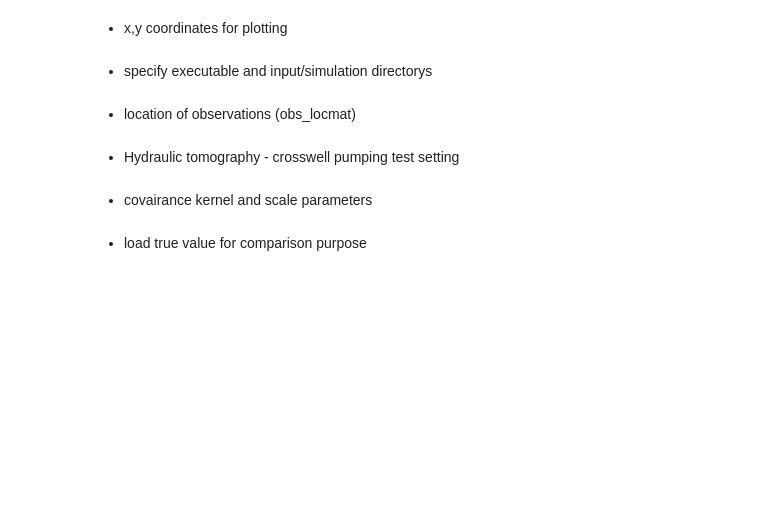
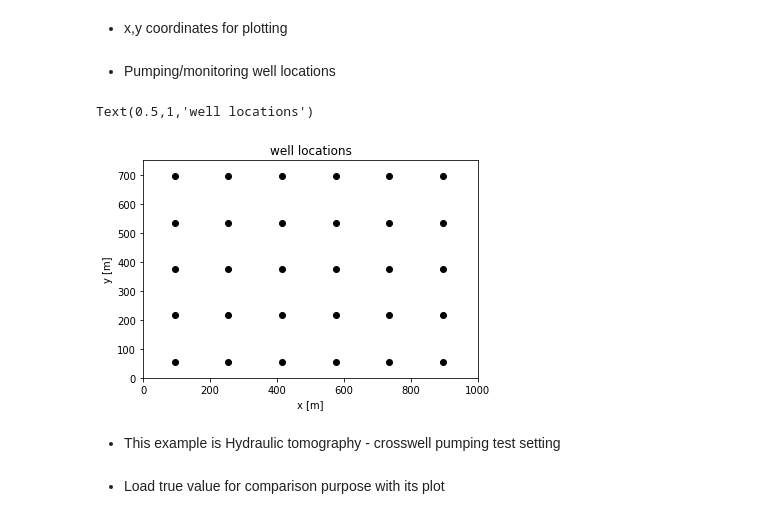
Before and after one commit to jonghyunharrylee/pyPCGA, a Jupyter notebook: examples/modflow_flopy/inversion_modflow.ipynb, the cells around one changed output. Cells and saved outputs as stored; diff of their text form; code cells hidden in the pictures; blank space fills up the shorter version.

Commit message:
updated description of modflow notebook example

```diff
--- a/examples/modflow_flopy/inversion_modflow.ipynb
+++ b/examples/modflow_flopy/inversion_modflow.ipynb
@@ -31,5 +96,3 @@ x = np.linspace(0. + dx[0] / 2., Lx - dx[0] / 2., N[0])
 y = np.linspace(0. + dx[1] / 2., Ly - dx[1] / 2., N[1])
 XX, YY = np.meshgrid(x, y)
 pts = np.hstack((XX.ravel()[:, np.newaxis], YY.ravel()[:, np.newaxis]))
-# %% [markdown]
-- specify executable and input/simulation directorys
@@ -44,2 +98,0 @@ sim_dir = './simul'
-# %% [markdown]
-- location of observations (obs_locmat)
@@ -51,9 +99,21 @@ for i in range(5, 71, 16):
+# %% [markdown]
+- Pumping/monitoring well locations
+# %%
+idx = np.where(obs_locmat == 1)
+for i,j in zip(idx[1],idx[2]):
+    plt.plot(x[j],y[i],'ko')
+plt.xlim(0,Lx)
+plt.ylim(0,Ly)
+plt.xlabel('x [m]')
+plt.ylabel('y [m]')
+plt.title('well locations')
+# %% [output]
+Text(0.5,1,'well locations')
+[figure, added]
 # %% [markdown]
-- Hydraulic tomography - crosswell pumping test setting
+- This example is Hydraulic tomography - crosswell pumping test setting
 # %%
 Q_locs_idx = np.where(obs_locmat == True)
 Q_locs = []
 for Q_loc in zip(Q_locs_idx[0], Q_locs_idx[1], Q_locs_idx[2]):
     Q_locs.append(Q_loc)
-# %% [markdown]
-- covairance kernel and scale parameters
@@ -65,5 +120,5 @@ def kernel(r): return (prior_std ** 2) * np.exp(-r)
 # %% [markdown]
-- load true value for comparison purpose
+- Load true value for comparison purpose with its plot
 # %%
 s_true = np.loadtxt('true_logK.txt')
 s_true = np.array(s_true).reshape(-1, 1)  # make it 2D array
```
Also changed, not shown: parts of 39 cells of this notebook.
